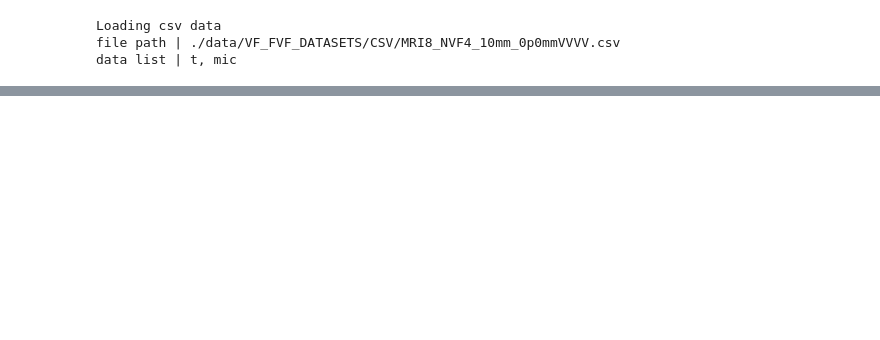
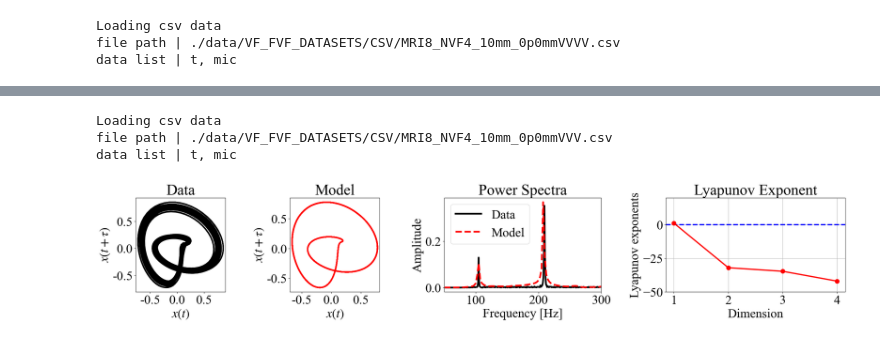
Before and after one commit to TakumiInoue0628/TSA-ESN, a Jupyter notebook: src/MRI8_NVF4_10mm.ipynb, the cells around one changed output, grey strips where cells are left out. Drawn from its saved outputs; the diff is of its cells as text; code cells hidden in the pictures; blank space fills up the shorter version.

```diff
--- a/src/MRI8_NVF4_10mm.ipynb
+++ b/src/MRI8_NVF4_10mm.ipynb
@@ -220,0 +134,33 @@ alpha=0.065
+# %%
+DATA_NAME = 'MRI8_NVF4_10mm_0p0mmVVV'
+FILE_DIR = './data/VF_FVF_DATASETS/CSV/'
+MODEL_DIR = './results/esn_model/'
+SAMPLE_SPAN = [160000, 180000]
+FILTER_METHOD = 'bandpass_filtering'
+BANDPASS_PARAMS = {
+                'passband_edge_freq':[100, 350],
+                'stopband_edge_freq':[20, 800],
+                'passband_edge_max_loss':1,
+                'stopband_edge_min_loss':40
+                }
+TRAIN_TEST_DATA_PARAMS = {
+                        'n_shift':10,
+                        'n_dimension':10,
+                        'n_train':5000,
+                        'n_predstep':1
+                        }
+[t_data, mic_data] = LoadCSV(file_path=FILE_DIR+DATA_NAME+'.csv', data_name_list=['t', 'mic'], sample_span=[0, None])
+preprocess = PreProcessing(data=mic_data, t_data=t_data)
+preprocess.filter(method=FILTER_METHOD, params=BANDPASS_PARAMS)
+preprocess.cut(span=SAMPLE_SPAN, new_t=False)
+preprocess.embed(n_shift=TRAIN_TEST_DATA_PARAMS['n_shift'], n_dimension=TRAIN_TEST_DATA_PARAMS['n_dimension'])
+_, _, _, test_Y = preprocess.train_test_split(n_train=TRAIN_TEST_DATA_PARAMS['n_train'], n_predstep=TRAIN_TEST_DATA_PARAMS['n_predstep'])
+test_t = preprocess.t_data[TRAIN_TEST_DATA_PARAMS['n_train']+TRAIN_TEST_DATA_PARAMS['n_predstep']:TRAIN_TEST_DATA_PARAMS['n_train']+TRAIN_TEST_DATA_PARAMS['n_predstep']+test_Y.shape[0]]
+esn = pickle.load(open(MODEL_DIR+DATA_NAME+'.pkl', 'rb'))
+fig.plt_2attractors_powerspectra_lyapunov(test_Y[:, 0, 0], esn.freerun_ans[:, 0], test_t[:], esn.lyapunov_exponents,
+                                          n_shift=13, n_initdel=2000, n_plt=3000, freq_lim=(50, 300), lyapunov_lim=(-50, 20), same_lim=False)
+# %% [output]
+Loading csv data
+file path | ./data/VF_FVF_DATASETS/CSV/MRI8_NVF4_10mm_0p0mmVVV.csv
+data list | t, mic
+[figure, added]
```
Also changed, not shown: parts of 7 cells of this notebook, 7 other files.
